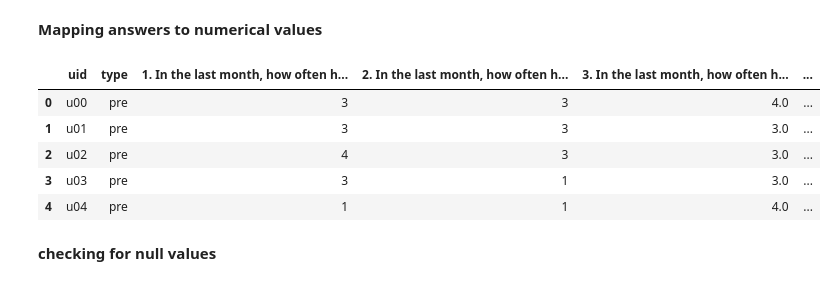
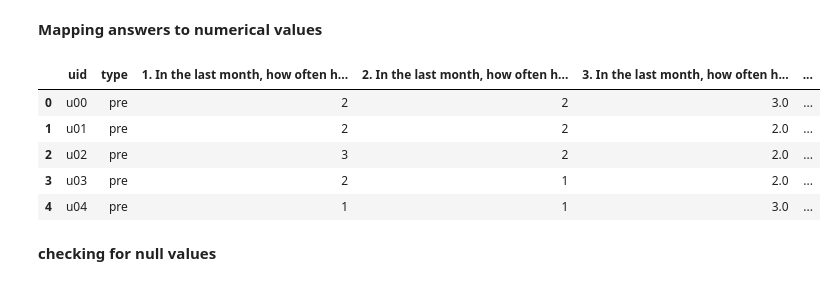
Before and after one commit to mkhash/Modelling-Student-Stress, a Jupyter notebook: code/Data_cleaning_and_processing.ipynb, the cells around one changed output. Cells and saved outputs as stored; diff of their text form; code cells hidden in the pictures.

```diff
--- a/code/Data_cleaning_and_processing.ipynb
+++ b/code/Data_cleaning_and_processing.ipynb
@@ -75,14 +98,14 @@ big_five.head()
 # %%
-deadlines_df = pd.read_csv('deadlines.csv')
-lonely_df = pd.read_csv('LonelinessScale.csv')
-perceived_stress_df = pd.read_csv('PerceivedStressScale.csv')
-phq_9_df = pd.read_csv('PHQ-9.csv')
-vr_12_df = pd.read_csv('vr_12.csv')
-psqi_df = pd.read_csv('psqi.csv')
-flourishing_scale_df = pd.read_csv('FlourishingScale.csv')
-grades_df = pd.read_csv('grades.csv')
-panas_df = pd.read_csv('panas.csv')
-piazza_df = pd.read_csv('piazza.csv')
+deadlines_df = pd.read_csv(file_list[2])
+lonely_df = pd.read_csv(file_list[6])
+perceived_stress_df = pd.read_csv(file_list[8])
+phq_9_df = pd.read_csv(file_list[9])
+vr_12_df = pd.read_csv(file_list[12])
+psqi_df = pd.read_csv(file_list[11])
+flourishing_scale_df = pd.read_csv(file_list[3])
+grades_df = pd.read_csv(file_list[4])
+panas_df = pd.read_csv(file_list[7])
+piazza_df = pd.read_csv(file_list[10])
 # %% [markdown]
 ## Student Deadlines Data
 # %% [markdown]
@@ -275,5 +298,8 @@ Never            1
 Name: 4. In the last month, how often have you felt confident about your ability to handle your personal problems?, dtype: int64
 # %% [markdown]
 **Mapping answers to numerical values**
+# %%
+positive_inds = [5,6,8,9]
 # %%
-key = {'Never':0, 'Almost never': 1, 'Sometime':3, 'Fairly often': 4, 'Very often':5}
+stress_key_neg = {'Never':0, 'Almost never': 1, 'Sometime':2, 'Fairly often': 3, 'Very often':4}
+stress_key_pos = {'Never':4, 'Almost never': 3, 'Sometime':2, 'Fairly often': 1, 'Very often':0}
@@ -282,12 +306,18 @@ perceived_stress_df_discrete = perceived_stress_df.replace(key)
+# %%
+for i in np.arange(2,12):
+    if i in positive_inds:
+        perceived_stress_df.iloc[:,i].replace(stress_key_pos, inplace = True)
+    else:
+        perceived_stress_df.iloc[:,i].replace(stress_key_neg, inplace = True)
 # %%
-perceived_stress_df_discrete.head()
+perceived_stress_df.head()
 # %% [output]
 |  | uid | type | 1. In the last month, how often h... | 2. In the last month, how often h... | 3. In the last month, how often h... | ... |
-| 0 | u00 | pre | 3 | 3 | 4.0 | ... |
-| 1 | u01 | pre | 3 | 3 | 3.0 | ... |
-| 2 | u02 | pre | 4 | 3 | 3.0 | ... |
-| 3 | u03 | pre | 3 | 1 | 3.0 | ... |
-| 4 | u04 | pre | 1 | 1 | 4.0 | ... |
+| 0 | u00 | pre | 2 | 2 | 3.0 | ... |
+| 1 | u01 | pre | 2 | 2 | 2.0 | ... |
+| 2 | u02 | pre | 3 | 2 | 2.0 | ... |
+| 3 | u03 | pre | 2 | 1 | 2.0 | ... |
+| 4 | u04 | pre | 1 | 1 | 3.0 | ... |
 # %% [markdown]
 **checking for null values**
 # %%
```
Also changed, not shown: parts of 8 cells of this notebook.
